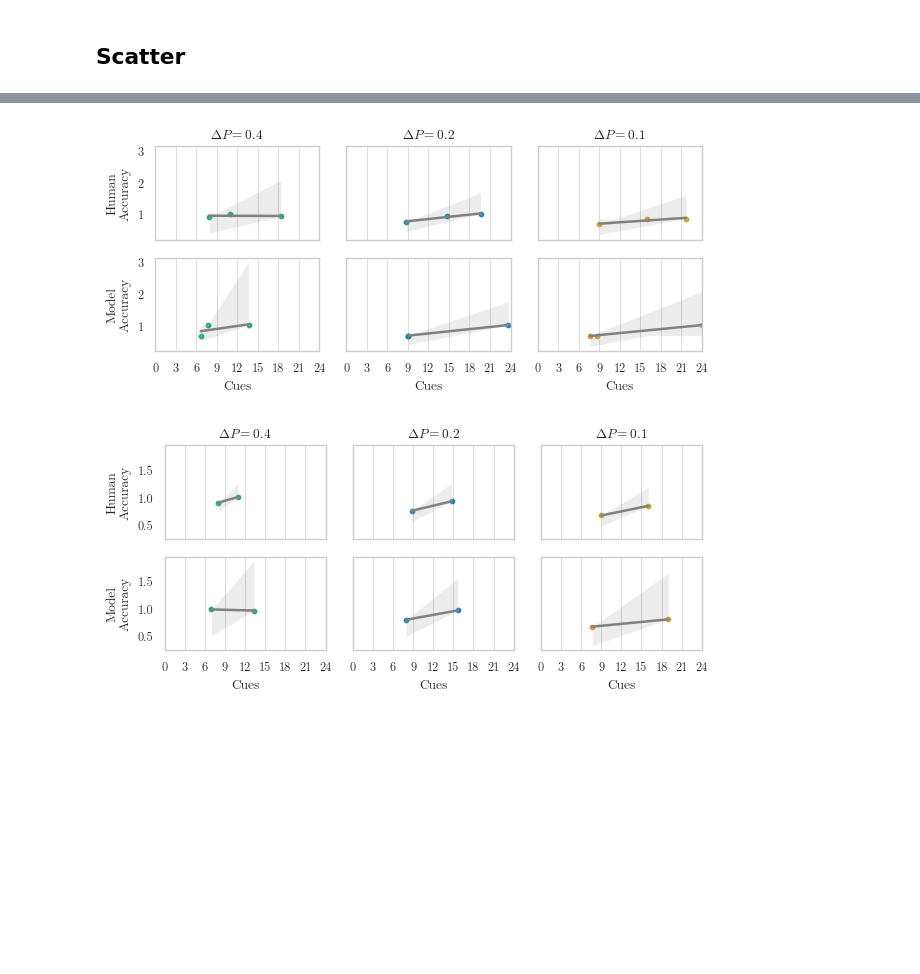
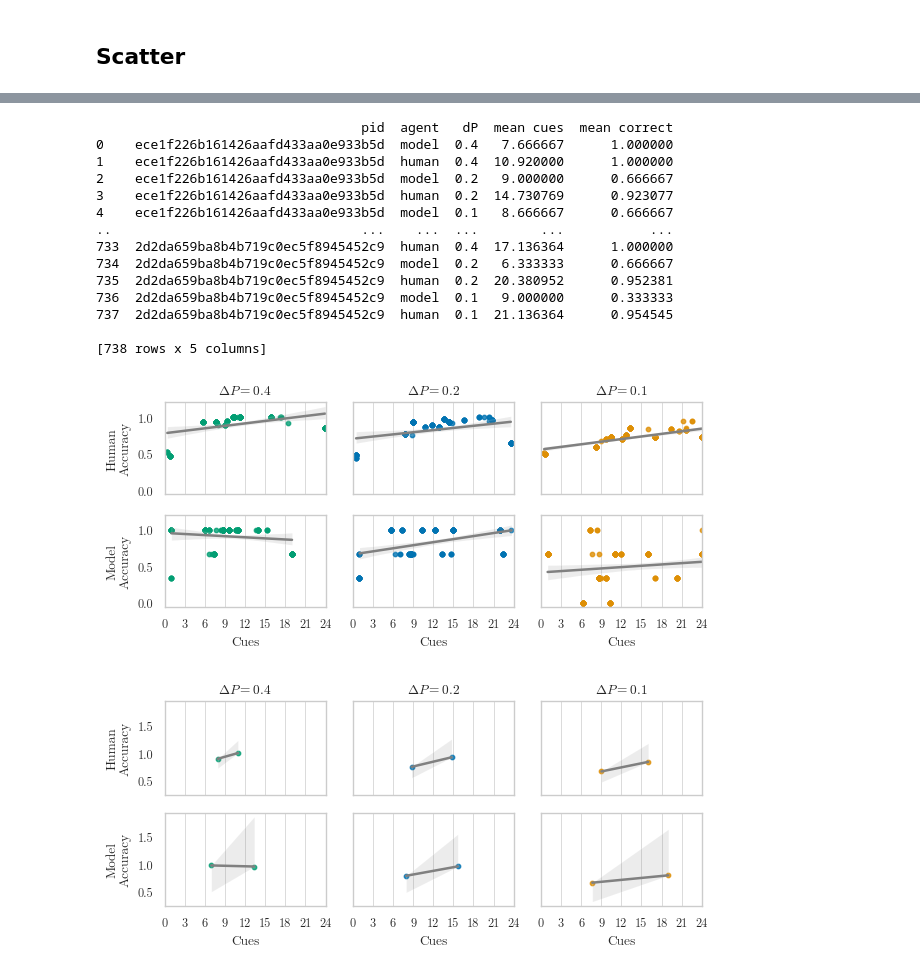
Before and after one commit to psipeter/value-accumulation, a Jupyter notebook: analysis.ipynb, the cells around one changed output, grey strips where cells are left out. Drawn from its saved outputs; the diff is of its cells as text; code cells hidden in the pictures; blank space fills up the shorter version.

Commit message:
add py37 empirical data

```diff
--- a/analysis.ipynb
+++ b/analysis.ipynb
@@ -410,23 +372,39 @@ trial 2
 # %%
+data2 = pd.read_pickle(f"data/optimized2.pkl")
+print(data2)
 fig, axes = plt.subplots(nrows=2, ncols=3, figsize=((6.38, 3)), sharex=True, sharey=True)
 sns.regplot(data=data2.query("agent=='human' & dP==0.4"), x='mean cues', y='mean correct', scatter_kws={'s': 10}, line_kws={'color': 'gray'}, color=palette[2], ax=axes[0][0], label='human')
 sns.regplot(data=data2.query("agent=='human' & dP==0.2"), x='mean cues', y='mean correct', scatter_kws={'s': 10}, line_kws={'color': 'gray'}, color=palette[0], ax=axes[0][1], label='human')
 sns.regplot(data=data2.query("agent=='human' & dP==0.1"), x='mean cues', y='mean correct', scatter_kws={'s': 10}, line_kws={'color': 'gray'}, color=palette[1], ax=axes[0][2], label='human')
 sns.regplot(data=data2.query("agent=='model' & dP==0.4"), x='mean cues', y='mean correct', scatter_kws={'s': 10}, line_kws={'color': 'gray'}, color=palette[2], ax=axes[1][0], label='model')
 sns.regplot(data=data2.query("agent=='model' & dP==0.2"), x='mean cues', y='mean correct', scatter_kws={'s': 10}, line_kws={'color': 'gray'}, color=palette[0], ax=axes[1][1], label='model')
 sns.regplot(data=data2.query("agent=='model' & dP==0.1"), x='mean cues', y='mean correct', scatter_kws={'s': 10}, line_kws={'color': 'gray'}, color=palette[1], ax=axes[1][2], label='model')
 axes[0][0].set(ylabel='Human\nAccuracy', xlabel=None, title=r'$\Delta P=0.4$')
 axes[0][1].set(ylabel=None, xlabel=None, title=r'$\Delta P=0.2$')
 axes[0][2].set(ylabel=None, xlabel=None, title=r'$\Delta P=0.1$', xticks=np.arange(0, 27, 3), xlim=((0, 24)))
 axes[1][0].set(ylabel='Model\nAccuracy', xlabel='Cues')
 axes[1][1].set(ylabel=None, xlabel='Cues')
 axes[1][2].set(ylabel=None, xlabel='Cues', xticks=np.arange(0, 27, 3), xlim=((0, 24)))
 
 plt.tight_layout()
 fig.savefig(f"plots/SAT_scatter.svg")
 fig.savefig(f"plots/SAT_scatter.png", dpi=600)
 # %% [output]
+                                  pid  agent   dP  mean cues  mean correct
+0    ece1f226b161426aafd433aa0e933b5d  model  0.4   7.666667      1.000000
+1    ece1f226b161426aafd433aa0e933b5d  human  0.4  10.920000      1.000000
+2    ece1f226b161426aafd433aa0e933b5d  model  0.2   9.000000      0.666667
+3    ece1f226b161426aafd433aa0e933b5d  human  0.2  14.730769      0.923077
+4    ece1f226b161426aafd433aa0e933b5d  model  0.1   8.666667      0.666667
+..                                ...    ...  ...        ...           ...
+733  2d2da659ba8b4b719c0ec5f8945452c9  human  0.4  17.136364      1.000000
+734  2d2da659ba8b4b719c0ec5f8945452c9  model  0.2   6.333333      0.666667
+735  2d2da659ba8b4b719c0ec5f8945452c9  human  0.2  20.380952      0.952381
+736  2d2da659ba8b4b719c0ec5f8945452c9  model  0.1   9.000000      0.333333
+737  2d2da659ba8b4b719c0ec5f8945452c9  human  0.1  21.136364      0.954545
+
+[738 rows x 5 columns]
-[figure, old version]
+[figure, new version]
 # %%
 dfs = []
 columns = ('agent', 'id', 'dP', 'mean cues', 'mean correct')
```
Also changed, not shown: parts of 3 cells of this notebook, 2 other files.
